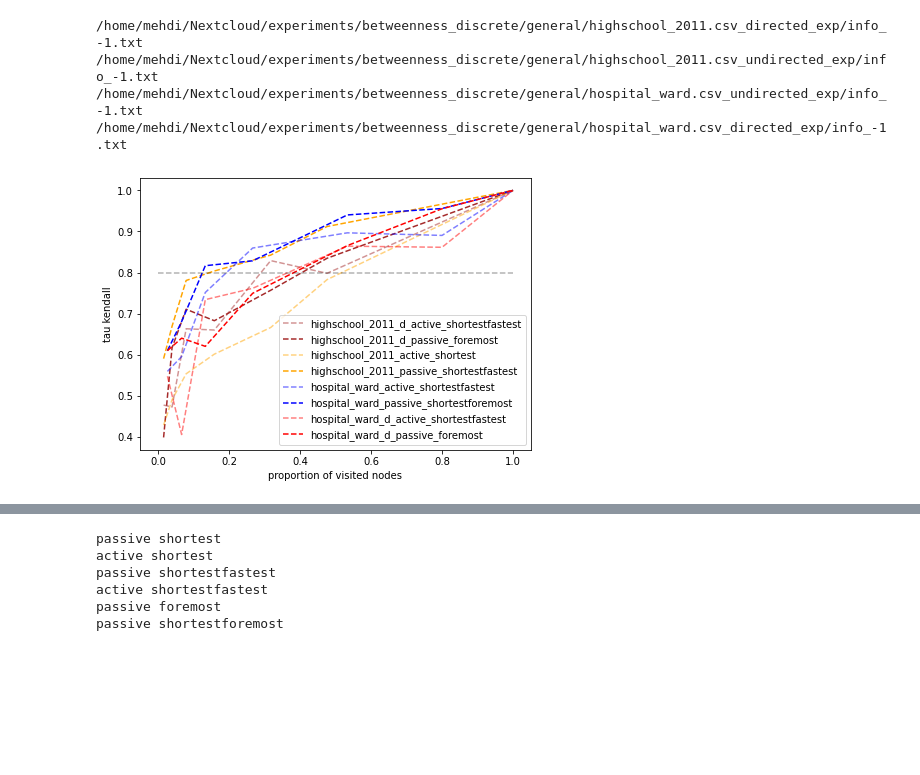
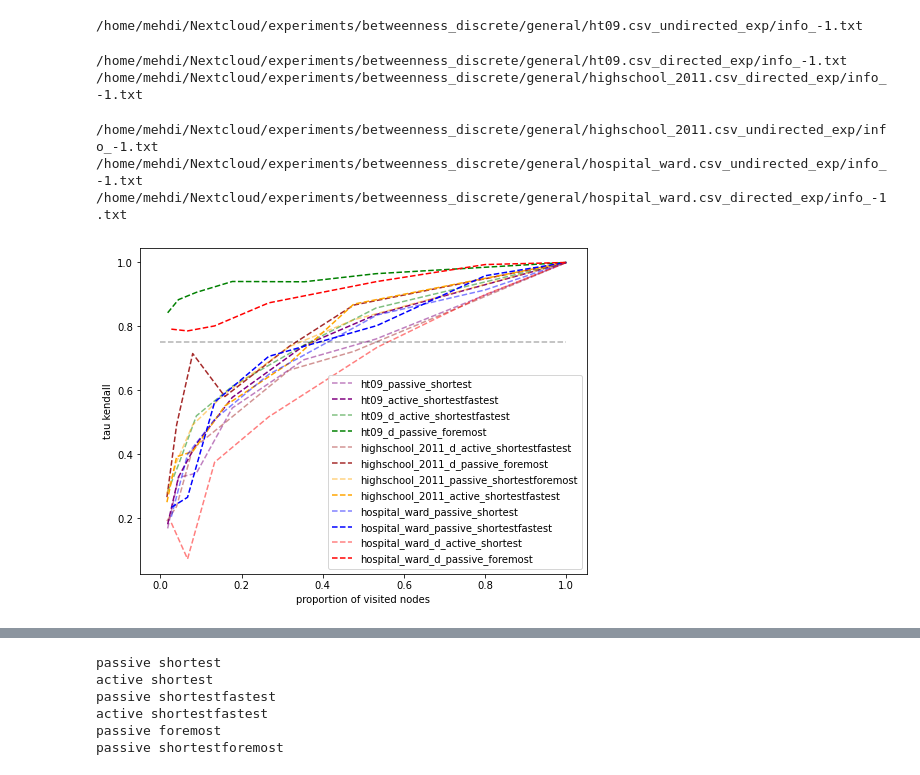
Before and after one commit to busyweaver/code_temporal_betweenness_, a Jupyter notebook: src/approx_new.ipynb, the cells around one changed output, grey strips where cells are left out. Cells and saved outputs as stored; diff of their text form; code cells hidden in the pictures; blank space fills up the shorter version.

```diff
--- a/src/approx_new.ipynb
+++ b/src/approx_new.ipynb
@@ -129,7 +129,7 @@ def min_max_cruve(name,points,col,res,d,n):
 # %%
 path = "/home/mehdi/Nextcloud/experiments/betweenness_discrete/general/"
 d = dict()
-names = [["highschool_2011",True,"brown"], ["highschool_2011",False,"orange"], ["hospital_ward",False,"blue"],["hospital_ward",True,"red"]]
+names = [["ht09",False,"purple"] , ["ht09",True,"green"] ,["highschool_2011",True,"brown"], ["highschool_2011",False,"orange"], ["hospital_ward",False,"blue"],["hospital_ward",True,"red"]]
 for nam,dire,col in names:
     path_add,be,stri,cost_type,app = params(path,nam,dire)
 #     print(path_add)
@@ -138,28 +138,30 @@ for nam,dire,col in names:
     name_curve = nam
     if dire:
         name_curve += "_d"
-    min_max_cruve(name_curve,app,col,res_sum_node,d,n)
+    min_max_cruve(name_curve,app,col,res,d,n)
     res,res_bet,res_sum_node,res_sum_time = dict(),dict(),dict(),dict()
 # %% [output]
-/home/mehdi/Nextcloud/experiments/betweenness_discrete/general/highschool_2011.csv_directed_exp/info_-1.txt
-/home/mehdi/Nextcloud/experiments/betweenness_discrete/general/highschool_2011.csv_undirected_exp/info_-1.txt
-/home/mehdi/Nextcloud/experiments/betweenness_discrete/general/hospital_ward.csv_undirected_exp/info_-1.txt
-/home/mehdi/Nextcloud/experiments/betweenness_discrete/general/hospital_ward.csv_directed_exp/info_-1.txt
+/home/mehdi/Nextcloud/experiments/betweenness_discrete/general/ht09.csv_undirected_exp/info_-1.txt
+/home/mehdi/Nextcloud/experiments/betweenness_discrete/general/ht09.csv_directed_exp/info_-1.txt
+/home/mehdi/Nextcloud/experiments/betweenness_discrete/general/highschool_2011.csv_directed_exp/info_-1.txt
+/home/mehdi/Nextcloud/experiments/betweenness_discrete/general/highschool_2011.csv_undirected_exp/info_-1.txt
+/home/mehdi/Nextcloud/experiments/betweenness_discrete/general/hospital_ward.csv_undirected_exp/info_-1.txt
+/home/mehdi/Nextcloud/experiments/betweenness_discrete/general/hospital_ward.csv_directed_exp/info_-1.txt
 # %%
 #for all 0.75 for nodes 0.8
-plt.figure(figsize=(7,5))
+plt.figure(figsize=(8,6))
 points_prop = [2,5,10,20,40,60,-1]
 for nam in d.keys():
     for elem in d[nam].keys():
         x,co,z = elem
 
         plt.plot(d[nam][elem][1],d[nam][elem][0],'--', label=nam+"_"+co[0]+"_"+co[1], color=z,alpha = x)
 plt.ylabel('tau kendall')
 plt.xlabel('proportion of visited nodes')
-plt.plot([0,1],[0.8,0.8], "--", color="black",alpha=0.3)
+plt.plot([0,1],[0.75,0.75], "--", color="black",alpha=0.3)
 leg = plt.legend(loc='best')
 # leg.get_frame().set_alpha(0.5)
 plt.savefig("out.png")
 plt.show()
 # %% [output]
-[figure, old version]
+[figure, new version]
```
Also changed, not shown: parts of 1 cell of this notebook, 1 other file.
